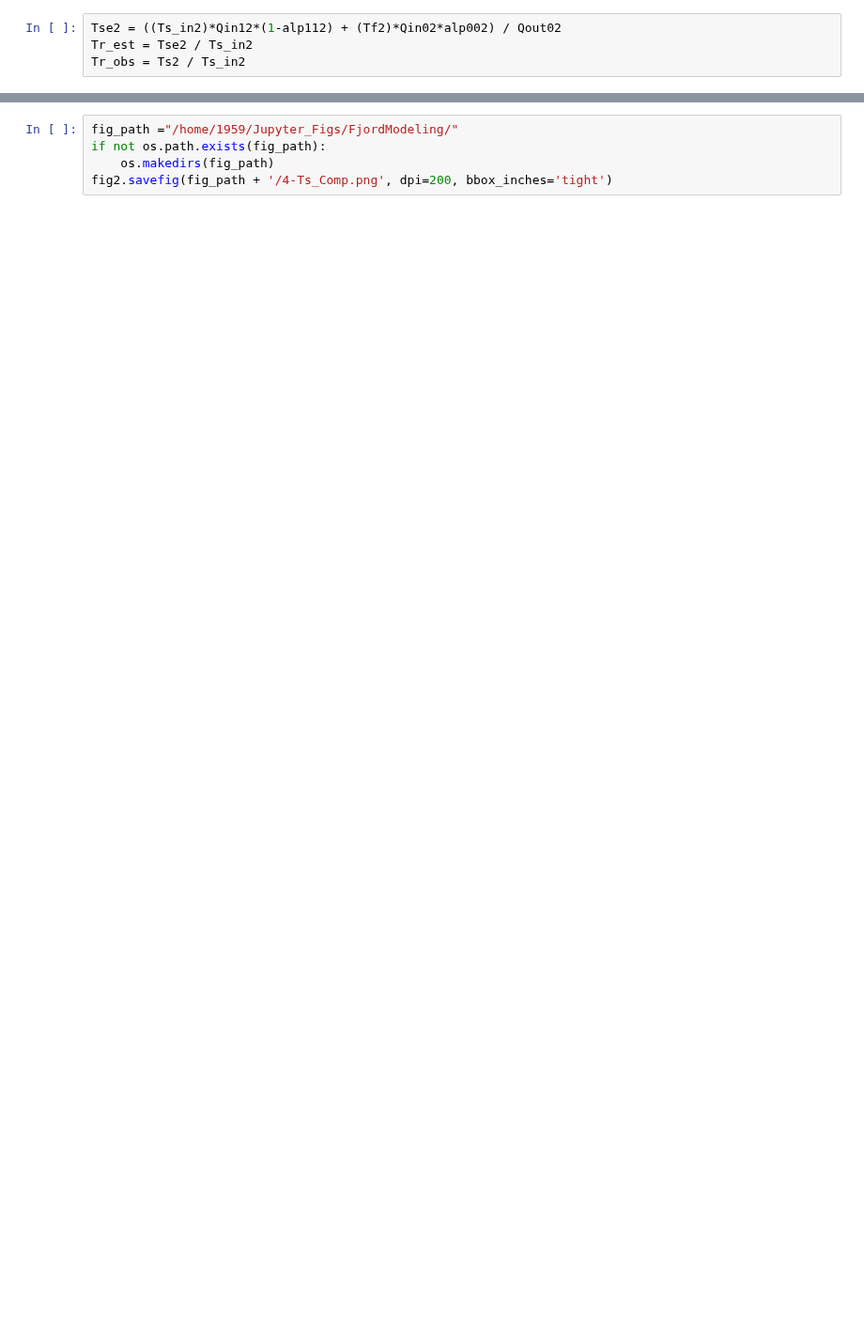
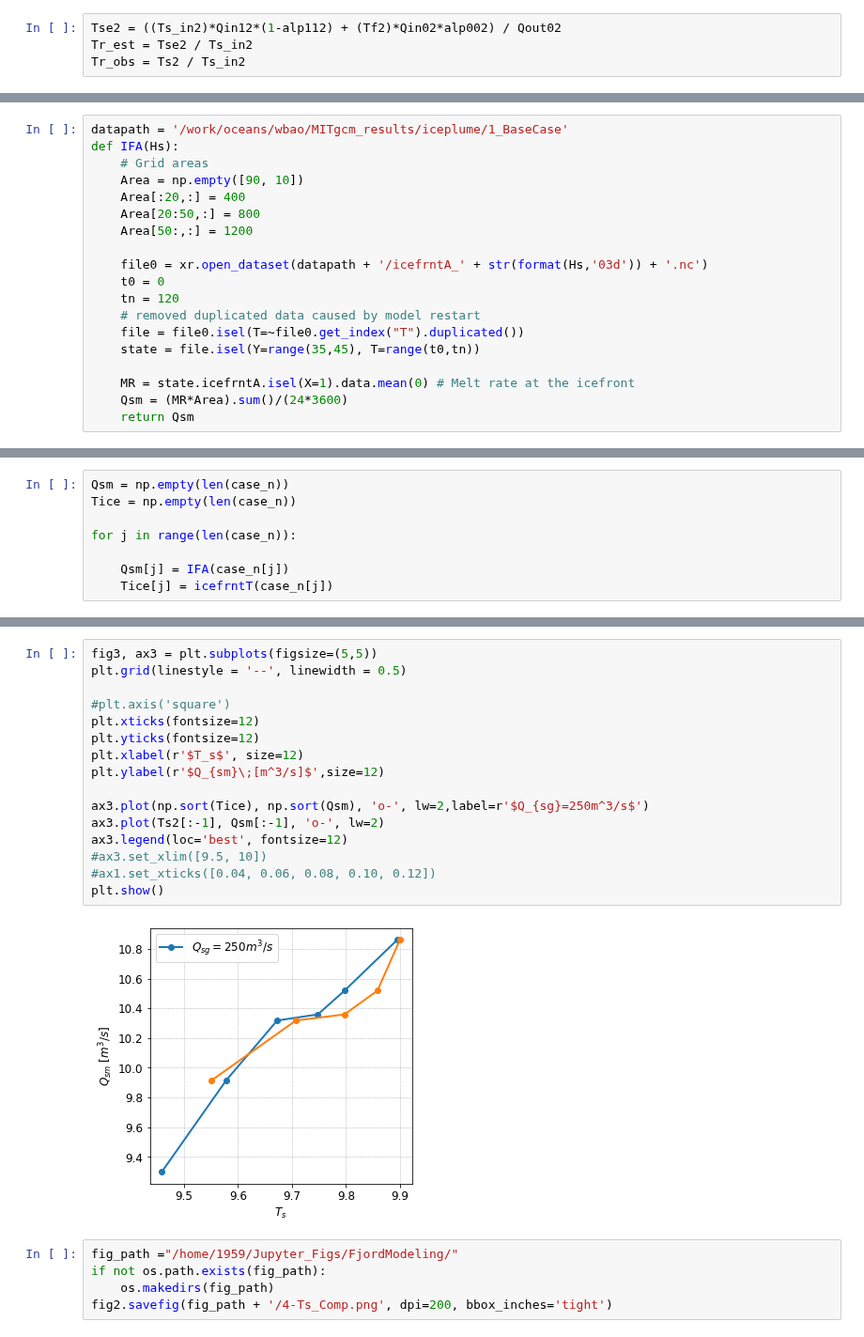
Before and after one commit to weiyangbao/Jupyter-Iceplume, a Jupyter notebook: Fjord Modeling/4-Ts_Comp.ipynb, the cells around one changed output, grey strips where cells are left out. Shown at 94% size. Drawn from its saved outputs; the diff is of its cells as text; blank space fills up the shorter version.

```diff
--- a/Fjord Modeling/4-Ts_Comp.ipynb
+++ b/Fjord Modeling/4-Ts_Comp.ipynb
@@ -296,0 +298,19 @@ for j in range(len(Tr_est)):
+# %%
+datapath = '/work/oceans/wbao/MITgcm_results/iceplume/1_BaseCase'
+def IFA(Hs):
+    # Grid areas
+    Area = np.empty([90, 10])
+    Area[:20,:] = 400
+    Area[20:50,:] = 800
+    Area[50:,:] = 1200
+
+    file0 = xr.open_dataset(datapath + '/icefrntA_' + str(format(Hs,'03d')) + '.nc')
+    t0 = 0
+    tn = 120
+    # removed duplicated data caused by model restart
+    file = file0.isel(T=~file0.get_index("T").duplicated())
+    state = file.isel(Y=range(35,45), T=range(t0,tn))
+
+    MR = state.icefrntA.isel(X=1).data.mean(0) # Melt rate at the icefront
+    Qsm = (MR*Area).sum()/(24*3600)
+    return Qsm
@@ -296,0 +342,8 @@ for j in range(len(Tr_est)):
+# %%
+Qsm = np.empty(len(case_n))
+Tice = np.empty(len(case_n))
+
+for j in range(len(case_n)):
+
+    Qsm[j] = IFA(case_n[j])
+    Tice[j] = icefrntT(case_n[j])
@@ -297,3 +357,21 @@ for j in range(len(Tr_est)):
+# %%
+fig3, ax3 = plt.subplots(figsize=(5,5))
+plt.grid(linestyle = '--', linewidth = 0.5)
+
+#plt.axis('square')
+plt.xticks(fontsize=12)
+plt.yticks(fontsize=12)
+plt.xlabel(r'$T_s$', size=12)
+plt.ylabel(r'$Q_{sm}\;[m^3/s]$',size=12)
+
+ax3.plot(np.sort(Tice), np.sort(Qsm), 'o-', lw=2,label=r'$Q_{sg}=250m^3/s$')
+ax3.plot(Ts2[:-1], Qsm[:-1], 'o-', lw=2)
+ax3.legend(loc='best', fontsize=12)
+#ax3.set_xlim([9.5, 10])
+#ax1.set_xticks([0.04, 0.06, 0.08, 0.10, 0.12])
+plt.show()
+# %% [output]
+[figure, added]
 # %%
 fig_path ="/home/1959/Jupyter_Figs/FjordModeling/"
 if not os.path.exists(fig_path):
```
Also changed, not shown: parts of 7 cells of this notebook, 4 other files.
